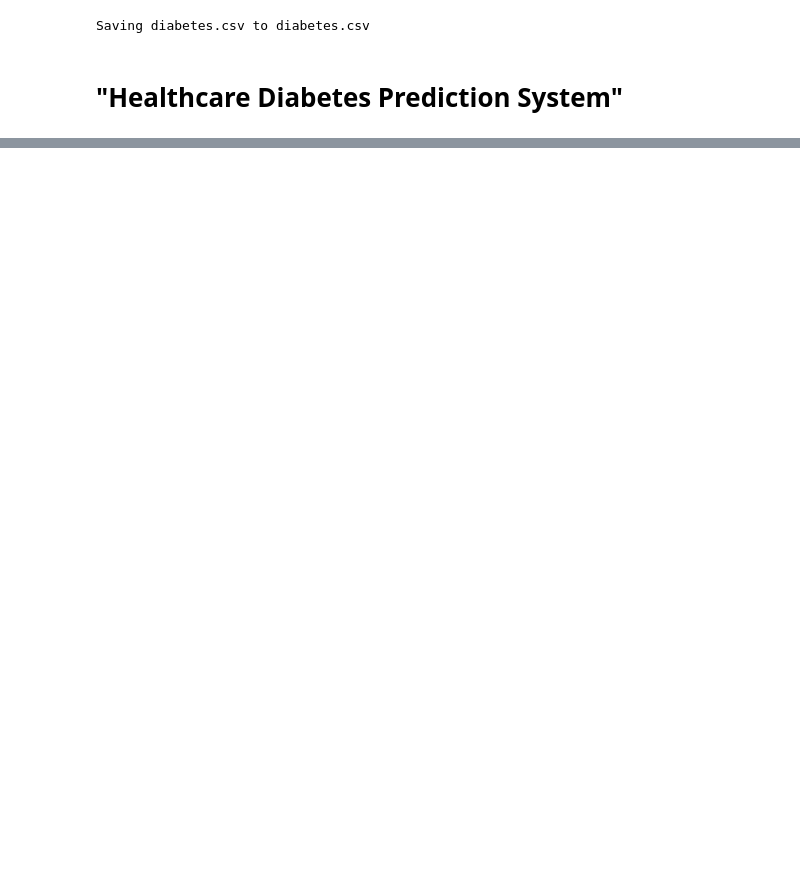
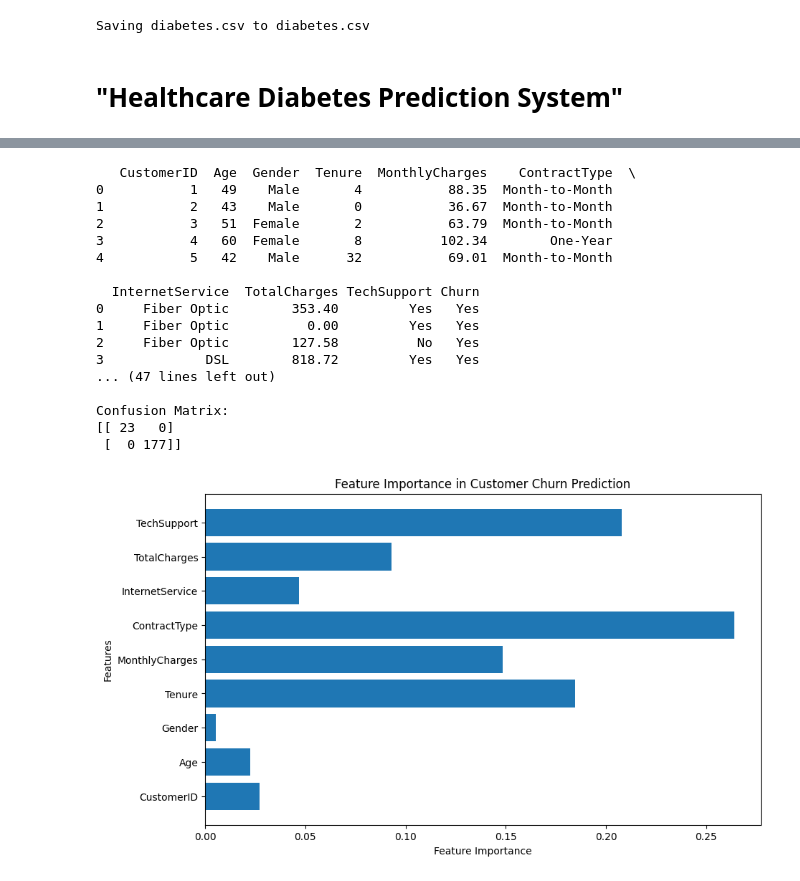
Before and after one commit to keerthimareedu3/keerthi, a Jupyter notebook: PROJECTS.ipynb, the cells around one changed output, grey strips where cells are left out. Drawn from its saved outputs; the diff is of its cells as text; code cells hidden in the pictures; blank space fills up the shorter version.

```diff
--- a/PROJECTS.ipynb
+++ b/PROJECTS.ipynb
@@ -206,0 +214,68 @@ No Diabetes Detected
+# %%
+import pandas as pd
+import numpy as np
+import matplotlib.pyplot as plt
+from sklearn.model_selection import train_test_split
+from sklearn.preprocessing import LabelEncoder
+from sklearn.ensemble import RandomForestClassifier
+from sklearn.linear_model import LogisticRegression
+from sklearn.metrics import accuracy_score, classification_report, confusion_matrix
+df = pd.read_csv("customer_churn_data.csv")
+print(df.head())
+print(df.info())
+print(df.isnull().sum())
+if 'customerID' in df.columns:
+    df.drop('customerID', axis=1, inplace=True)
+if 'TotalCharges' in df.columns:
+    df['TotalCharges'] = pd.to_numeric(df['TotalCharges'], errors='coerce')
+df.fillna(df.mean(numeric_only=True), inplace=True)
+label_encoder = LabelEncoder()
+for column in df.columns:
+    if df[column].dtype == 'object':
+        df[column] = label_encoder.fit_transform(df[column])
+X = df.drop('Churn', axis=1)
+y = df['Churn']
+x_train, x_test, y_train, y_test = train_test_split(
+    X, y, test_size=0.2, random_state=42
+)
+model = LogisticRegression(max_iter=3000)
+model.fit(x_train, y_train)
+pred = model.predict(x_test)
+print("\nLogistic Regression Accuracy:")
+print(accuracy_score(y_test, pred))
+obj = RandomForestClassifier(n_estimators=100, random_state=42)
+obj.fit(x_train, y_train)
+rf_pred = obj.predict(x_test)
+print("\nRandom Forest Accuracy:")
+print(accuracy_score(y_test, rf_pred))
+print("\nClassification Report:")
+print(classification_report(y_test, rf_pred))
+print("\nConfusion Matrix:")
+print(confusion_matrix(y_test, rf_pred))
+importance = obj.feature_importances_
+features = X.columns
+plt.figure(figsize=(10, 6))
+plt.barh(features, importance)
+plt.xlabel("Feature Importance")
+plt.ylabel("Features")
+plt.title("Feature Importance in Customer Churn Prediction")
+plt.show()
+# %% [output]
+   CustomerID  Age  Gender  Tenure  MonthlyCharges    ContractType  \
+0           1   49    Male       4           88.35  Month-to-Month
+1           2   43    Male       0           36.67  Month-to-Month
+2           3   51  Female       2           63.79  Month-to-Month
+3           4   60  Female       8          102.34        One-Year
+4           5   42    Male      32           69.01  Month-to-Month
+
+  InternetService  TotalCharges TechSupport Churn
+0     Fiber Optic        353.40         Yes   Yes
+1     Fiber Optic          0.00         Yes   Yes
+2     Fiber Optic        127.58          No   Yes
+3             DSL        818.72         Yes   Yes
+... (47 lines left out)
+
+Confusion Matrix:
+[[ 23   0]
+ [  0 177]]
+[figure, added]
```
Also changed, not shown: parts of 2 cells of this notebook.
